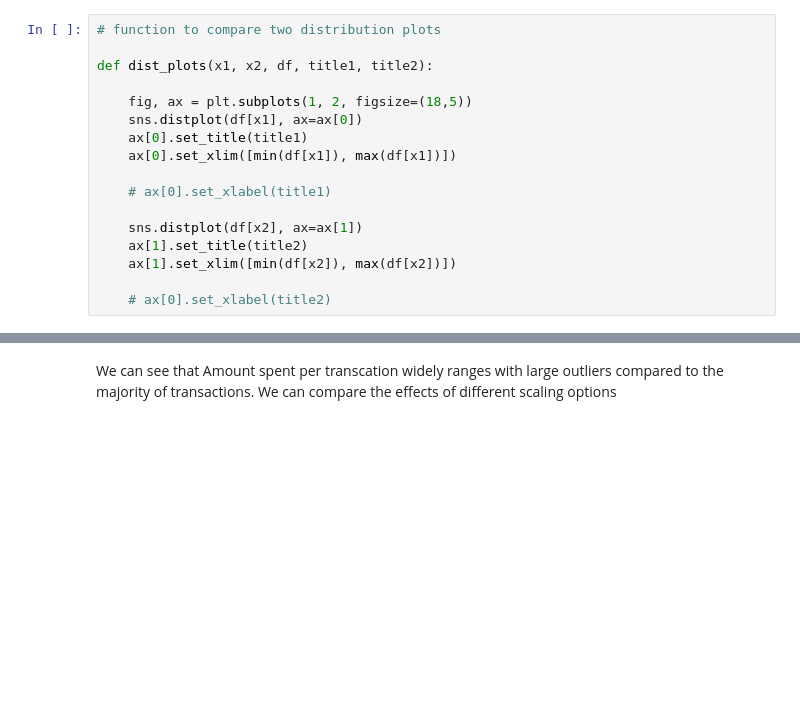
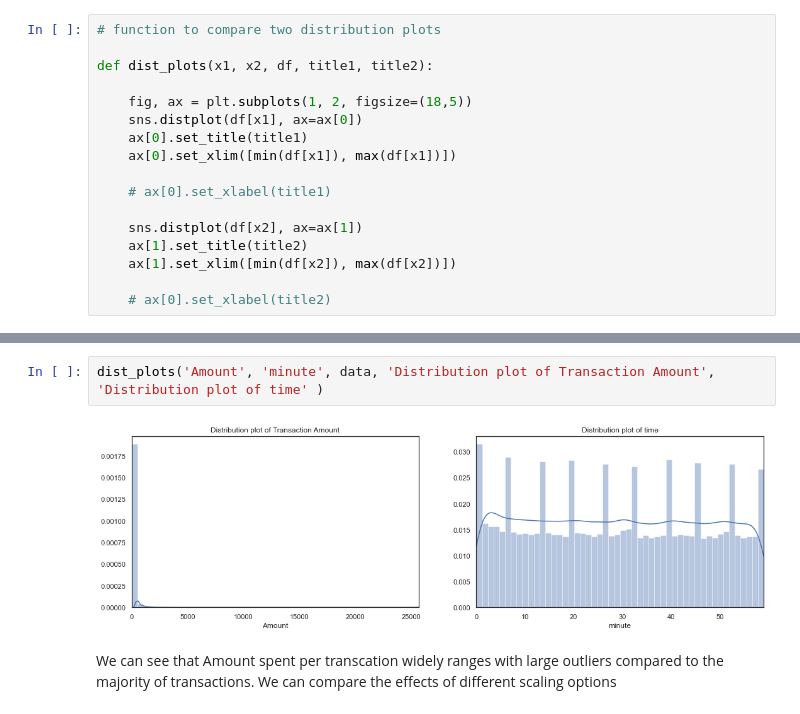
Before and after one commit to enwokoye94/credit_fraud_prediction, a Jupyter notebook: Credit Fraud Analysis (EDA).ipynb, the cells around one changed output, grey strips where cells are left out. Drawn from its saved outputs; the diff is of its cells as text; blank space fills up the shorter version.

```diff
--- a/Credit Fraud Analysis (EDA).ipynb
+++ b/Credit Fraud Analysis (EDA).ipynb
@@ -104,3 +162,7 @@ dist_plots('Amount', 'Time', data, 'Distribution plot of Transaction Amount', 'D
+# %%
+dist_plots('Amount', 'minute', data, 'Distribution plot of Transaction Amount', 'Distribution plot of time' )
+# %% [output]
+[figure, added]
 # %% [markdown]
 We can see that Amount spent per transcation widely ranges with large outliers compared to the majority of transactions. We can compare the effects of different scaling options
 # %%
```
Also changed, not shown: parts of 8 cells of this notebook.
